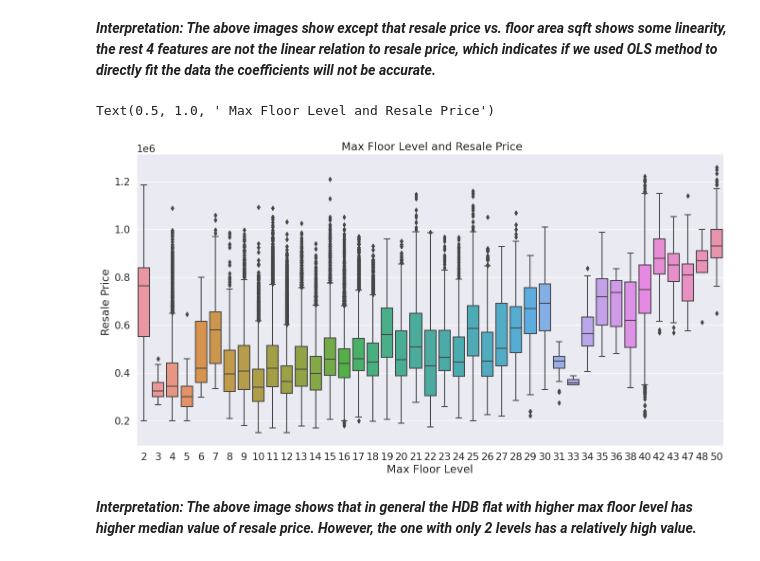
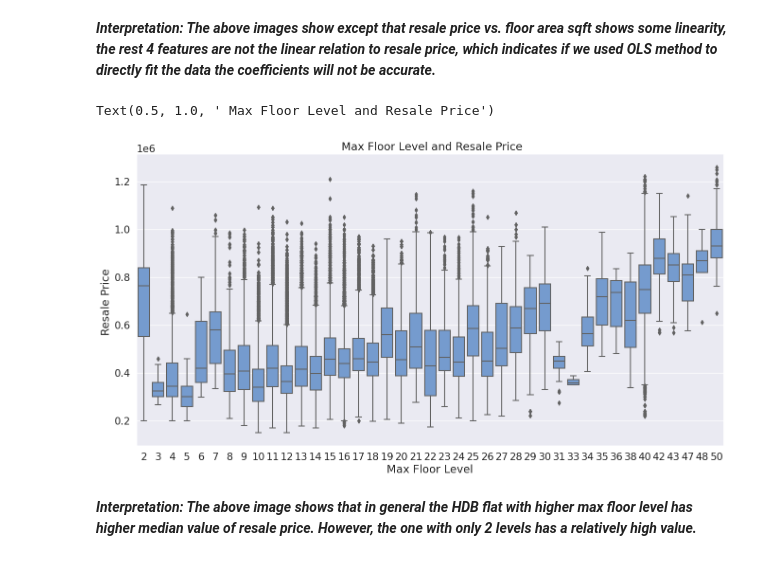
Before and after one commit to julizy/GA_projects, a Jupyter notebook: project_2/code/hdb_preprocessing_eda.ipynb, the cells around one changed output. Drawn from its saved outputs; the diff is of its cells as text; code cells hidden in the pictures.

```diff
--- a/project_2/code/hdb_preprocessing_eda.ipynb
+++ b/project_2/code/hdb_preprocessing_eda.ipynb
@@ -483,14 +483,14 @@ plt.show()
 # %%
 plt.figure(figsize=(16, 8))
 sns.set(font_scale=1.4)
-sns.boxplot(x=df_train['max_floor_lvl'], y=y_train)
+sns.boxplot(x=df_train['max_floor_lvl'], y=y_train, color='#69d')
 plt.ylim=(0,800000)
 plt.xlabel('Max Floor Level')
 plt.ylabel('Resale Price ')
 plt.title(' Max Floor Level and Resale Price')
 # %% [output]
 Text(0.5, 1.0, ' Max Floor Level and Resale Price')
-[figure, old version]
+[figure, new version]
 # %% [markdown]
 ***Interpretation: The above image shows that in general the HDB flat with higher max floor level has higher median value of resale price. However, the one with only 2 levels has a relatively high value.***
 # %%
```
Also changed, not shown: parts of 8 cells of this notebook, 10 other files.
